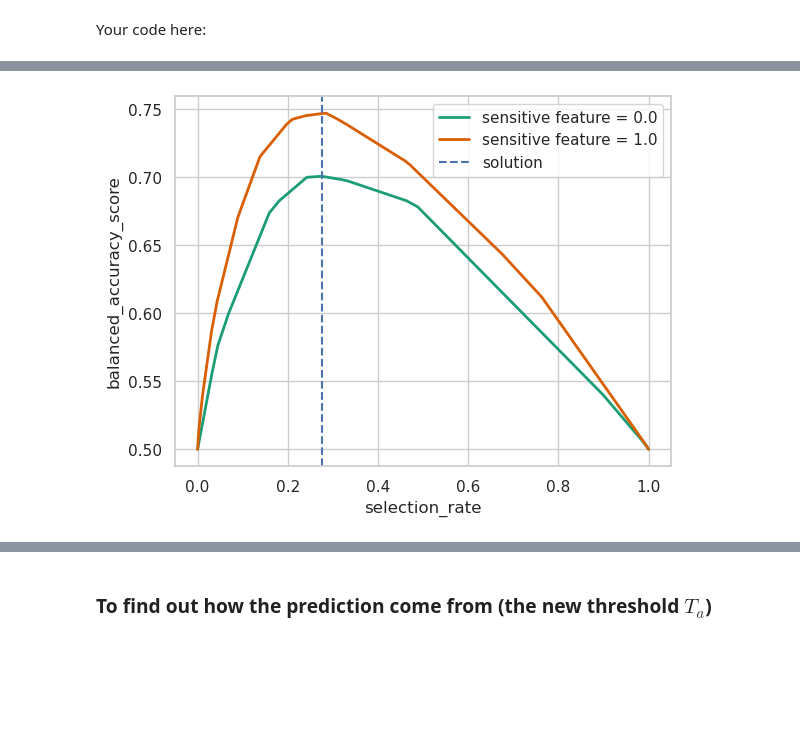
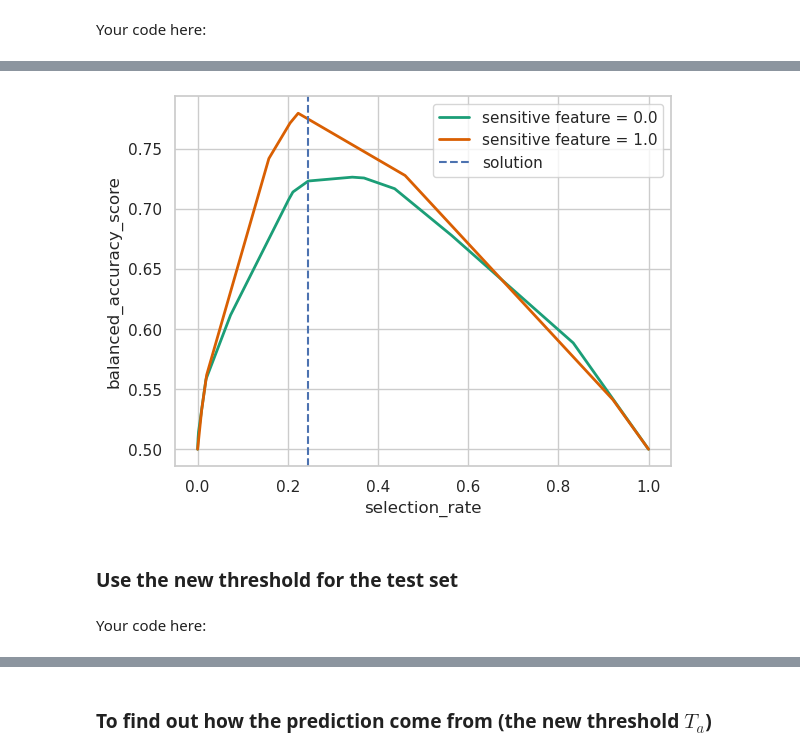
Before and after one commit to jereml99/RAI_fairness_exercise, a Jupyter notebook: exercise_hpc.ipynb, the cells around one changed output, grey strips where cells are left out. Cells and saved outputs as stored; diff of their text form; code cells hidden in the pictures; blank space fills up the shorter version.

```diff
--- a/exercise_hpc.ipynb
+++ b/exercise_hpc.ipynb
@@ -470,10 +469,15 @@ Your code here:
 # %%
 from fairlearn.postprocessing import ThresholdOptimizer
 from fairlearn.postprocessing import plot_threshold_optimizer
-# Step 2: define ThresholdOptimizer
+
+# define ThresholdOptimizer
 threshold_opt = ThresholdOptimizer(
     estimator=classifier_fake,
     constraints='equalized_odds', # TPR,FPR
     objective='balanced_accuracy_score',
     predict_method='predict_proba',
 )
+# fit ThresholdOptimizer
+threshold_opt.fit(X_val_2D, y_val, sensitive_features=a_val)
+
+plot_threshold_optimizer(threshold_opt, ax=None, show_plot=True)
@@ -480,19 +486,26 @@ threshold_opt = ThresholdOptimizer(
 # %%
 """
 This part we define a new Threshold Optimizer with Independence as constraint.
 """
+from fairlearn.postprocessing import ThresholdOptimizer
+from fairlearn.postprocessing import plot_threshold_optimizer
 # define Threshold Opt ---constraints with Independence
 to_demograph = ThresholdOptimizer(
     estimator=classifier_fake,
     constraints='demographic_parity', # Independence
     objective='balanced_accuracy_score',
     predict_method='predict_proba',
 )
 
 # fit ThresholdOptimizer
-to_demograph.fit(X_test_2D, y_test, sensitive_features=a_test)
+# to_demograph.fit(X_test_2D, y_test, sensitive_features=a_test)
+to_demograph.fit(X_val_2D, y_val, sensitive_features=a_val)
 
 # plot_threshold_optimizer
 plot_threshold_optimizer(to_demograph, ax=None, show_plot=True)
 # %% [output]
-[figure, old version]
+[figure, new version]
+# %% [markdown]
+### Use the new threshold for the test set
+# %% [markdown]
+Your code here:
```
Also changed, not shown: parts of 30 cells of this notebook, 1 other file.
